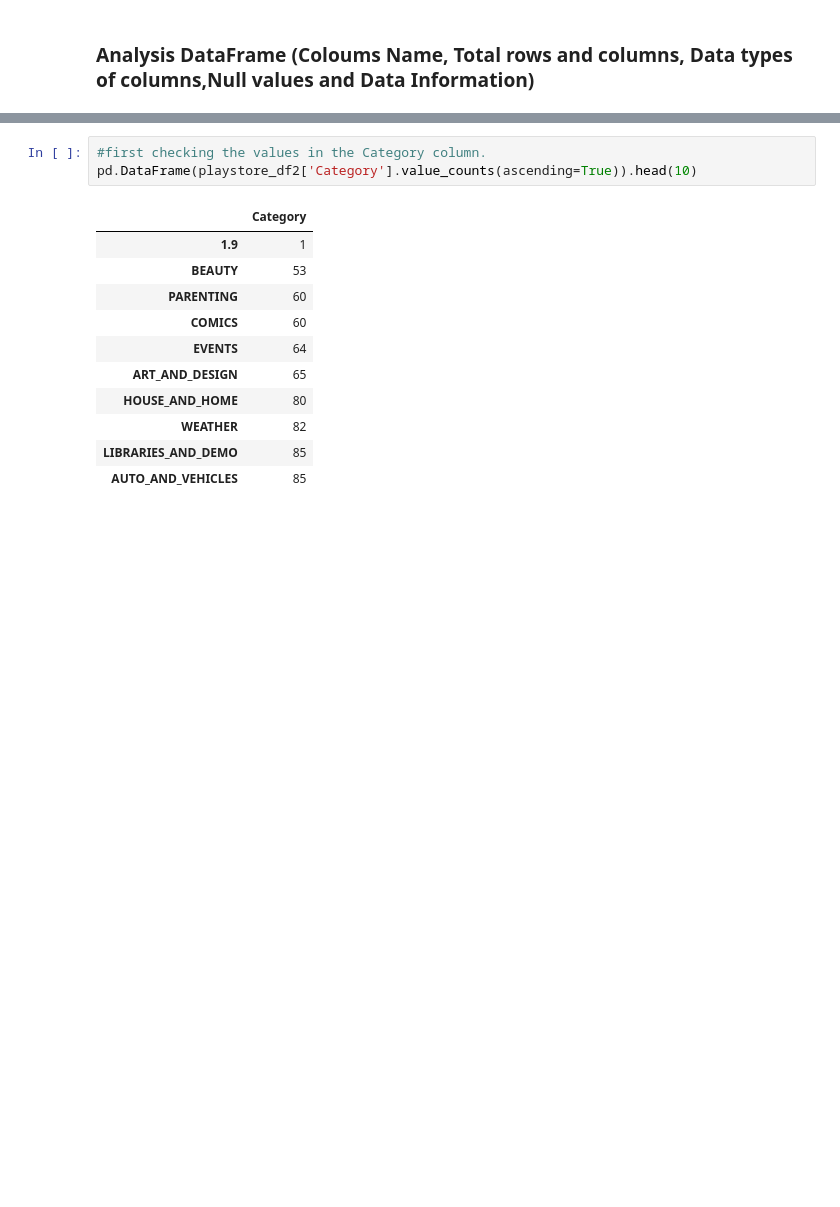
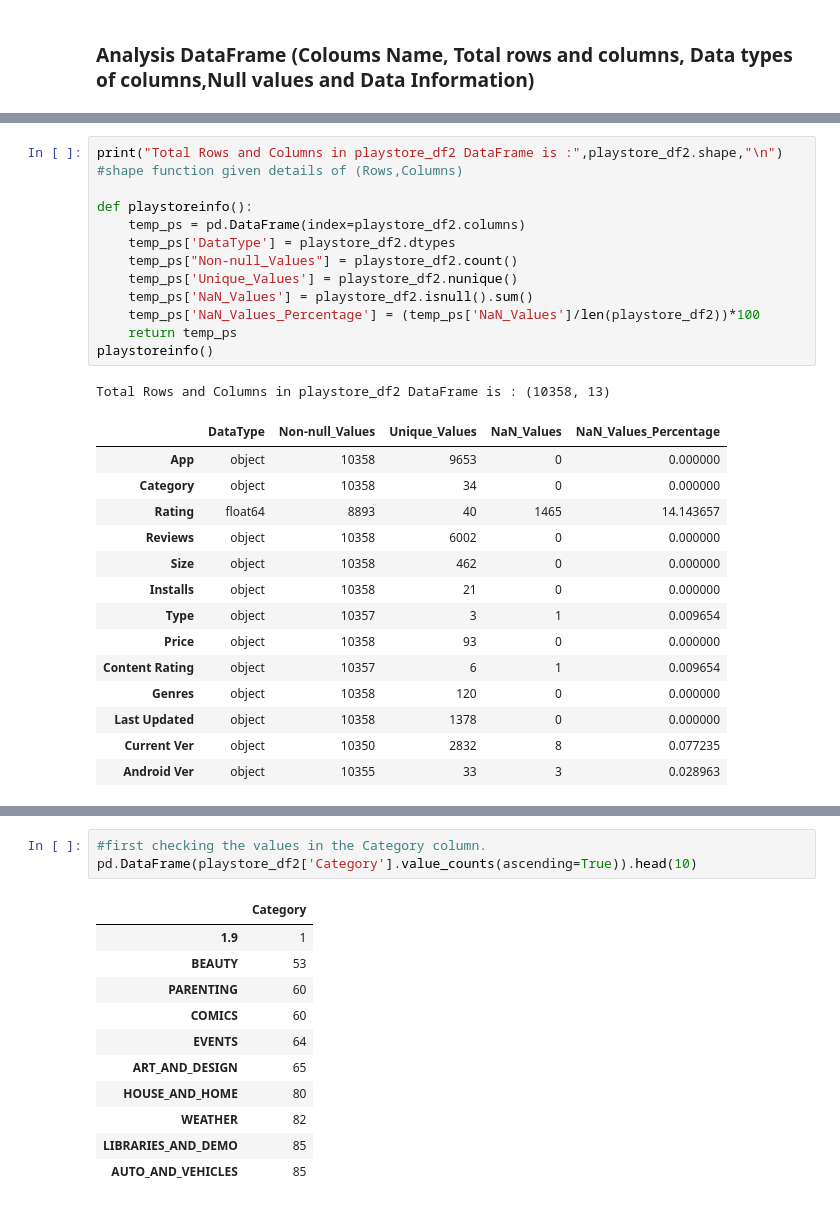
Before and after one commit to jayu071/Playstore_DataDigger, a Jupyter notebook: Play_Store_App_Review_Analysis_Capstone_Project.ipynb, the cells around one changed output, grey strips where cells are left out. Cells and saved outputs as stored; diff of their text form; blank space fills up the shorter version.

```diff
--- a/Play_Store_App_Review_Analysis_Capstone_Project.ipynb
+++ b/Play_Store_App_Review_Analysis_Capstone_Project.ipynb
@@ -212,0 +219,28 @@ None
+# %%
+print("Total Rows and Columns in playstore_df2 DataFrame is :",playstore_df2.shape,"\n") #shape function given details of (Rows,Columns)
+
+def playstoreinfo():
+    temp_ps = pd.DataFrame(index=playstore_df2.columns)
+    temp_ps['DataType'] = playstore_df2.dtypes
+    temp_ps["Non-null_Values"] = playstore_df2.count()
+    temp_ps['Unique_Values'] = playstore_df2.nunique()
+    temp_ps['NaN_Values'] = playstore_df2.isnull().sum()
+    temp_ps['NaN_Values_Percentage'] = (temp_ps['NaN_Values']/len(playstore_df2))*100
+    return temp_ps
+playstoreinfo()
+# %% [output]
+Total Rows and Columns in playstore_df2 DataFrame is : (10358, 13)
+|  | DataType | Non-null_Values | Unique_Values | NaN_Values | NaN_Values_Percentage |
+| App | object | 10358 | 9653 | 0 | 0.000000 |
+| Category | object | 10358 | 34 | 0 | 0.000000 |
+| Rating | float64 | 8893 | 40 | 1465 | 14.143657 |
+| Reviews | object | 10358 | 6002 | 0 | 0.000000 |
+| Size | object | 10358 | 462 | 0 | 0.000000 |
+| Installs | object | 10358 | 21 | 0 | 0.000000 |
+| Type | object | 10357 | 3 | 1 | 0.009654 |
+| Price | object | 10358 | 93 | 0 | 0.000000 |
+| Content Rating | object | 10357 | 6 | 1 | 0.009654 |
+| Genres | object | 10358 | 120 | 0 | 0.000000 |
+| Last Updated | object | 10358 | 1378 | 0 | 0.000000 |
+| Current Ver | object | 10350 | 2832 | 8 | 0.077235 |
+| Android Ver | object | 10355 | 33 | 3 | 0.028963 |
```
Also changed, not shown: parts of 14 cells of this notebook.
